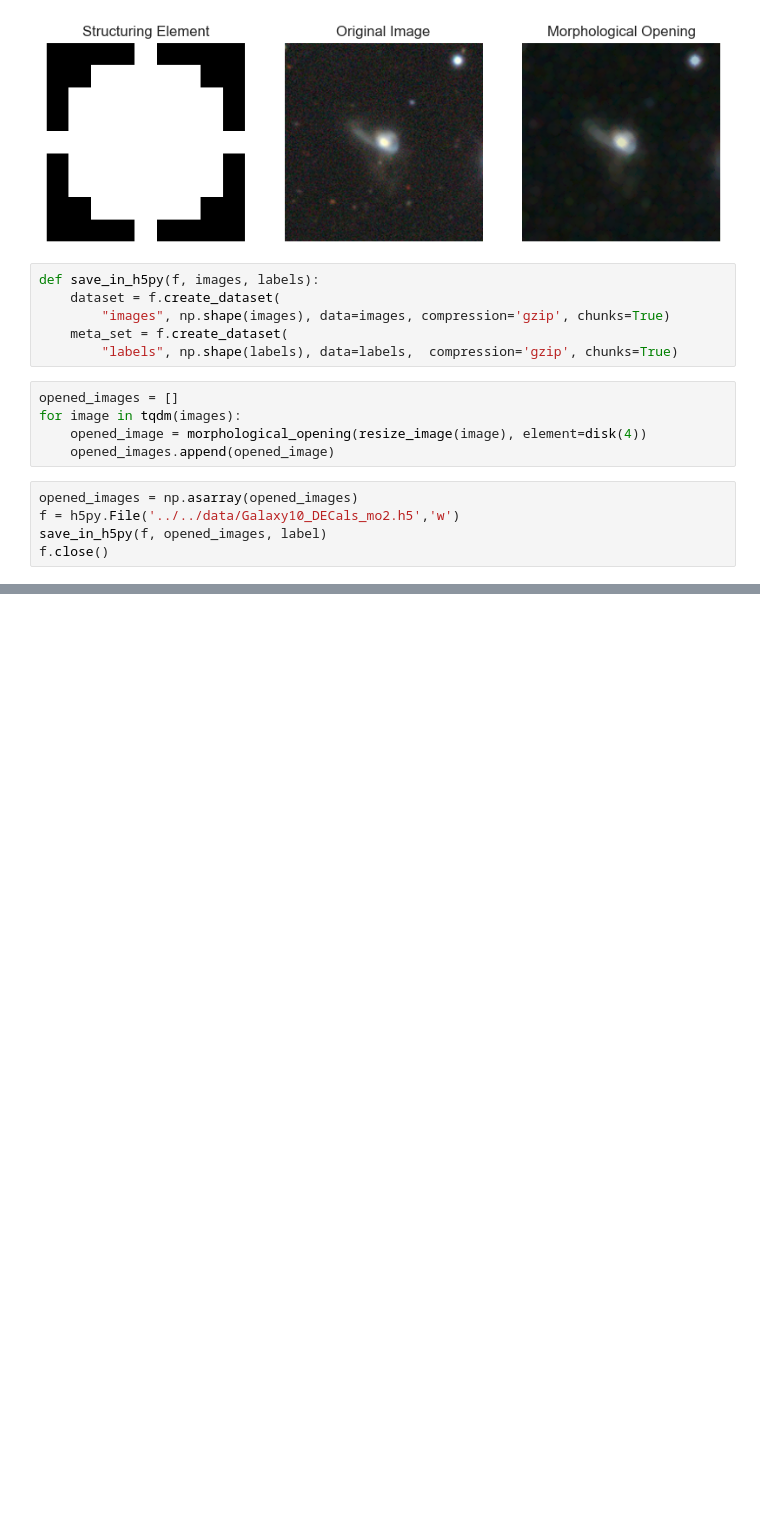
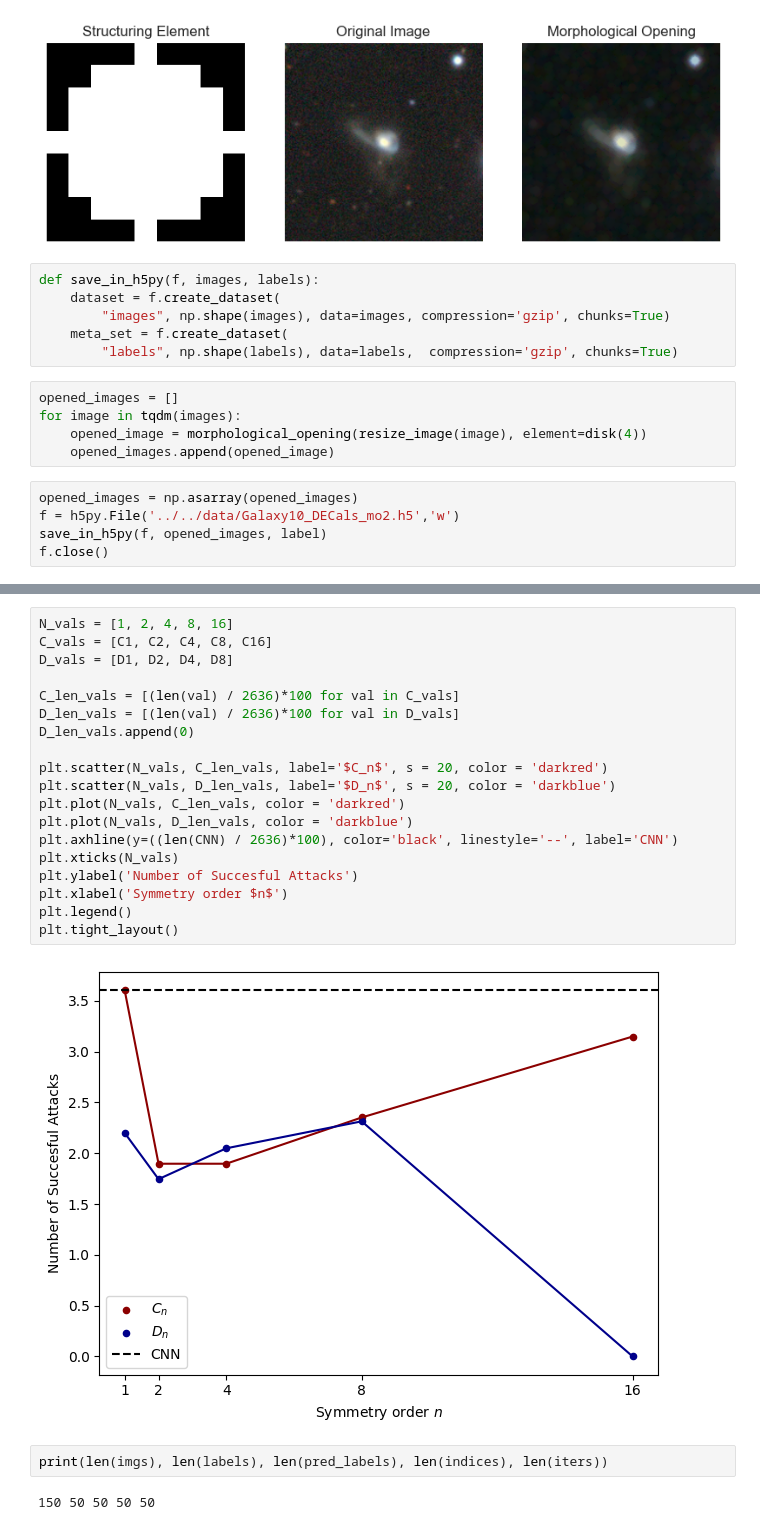
Before and after one commit to snehjp2/GCNNMorphology, a Jupyter notebook: src/notebooks/loading_data.ipynb, the cells around one changed output, grey strips where cells are left out. Saved outputs shown, nothing was run; the diff lists cells and outputs as text; blank space fills up the shorter version.

```diff
--- a/src/notebooks/loading_data.ipynb
+++ b/src/notebooks/loading_data.ipynb
@@ -155,0 +218,25 @@ f.close()
+# %%
+N_vals = [1, 2, 4, 8, 16]
+C_vals = [C1, C2, C4, C8, C16]
+D_vals = [D1, D2, D4, D8]
+
+C_len_vals = [(len(val) / 2636)*100 for val in C_vals]
+D_len_vals = [(len(val) / 2636)*100 for val in D_vals]
+D_len_vals.append(0)
+
+plt.scatter(N_vals, C_len_vals, label='$C_n$', s = 20, color = 'darkred')
+plt.scatter(N_vals, D_len_vals, label='$D_n$', s = 20, color = 'darkblue')
+plt.plot(N_vals, C_len_vals, color = 'darkred')
+plt.plot(N_vals, D_len_vals, color = 'darkblue')
+plt.axhline(y=((len(CNN) / 2636)*100), color='black', linestyle='--', label='CNN')
+plt.xticks(N_vals)
+plt.ylabel('Number of Succesful Attacks')
+plt.xlabel('Symmetry order $n$')
+plt.legend()
+plt.tight_layout()
+# %% [output]
+[figure, added]
+# %%
+print(len(imgs), len(labels), len(pred_labels), len(indices), len(iters))
+# %% [output]
+150 50 50 50 50
```
Also changed, not shown: parts of 7 cells of this notebook.
